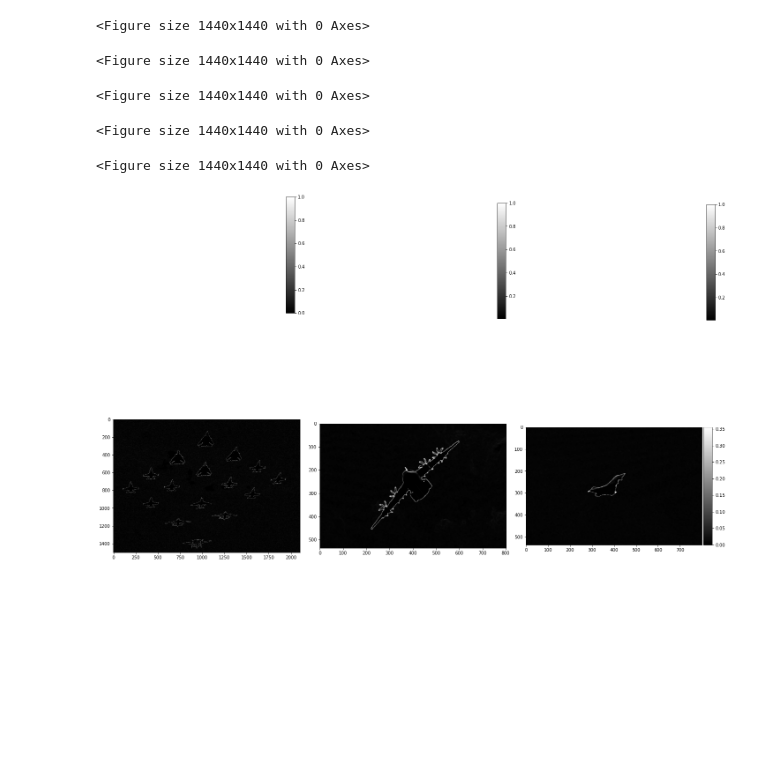
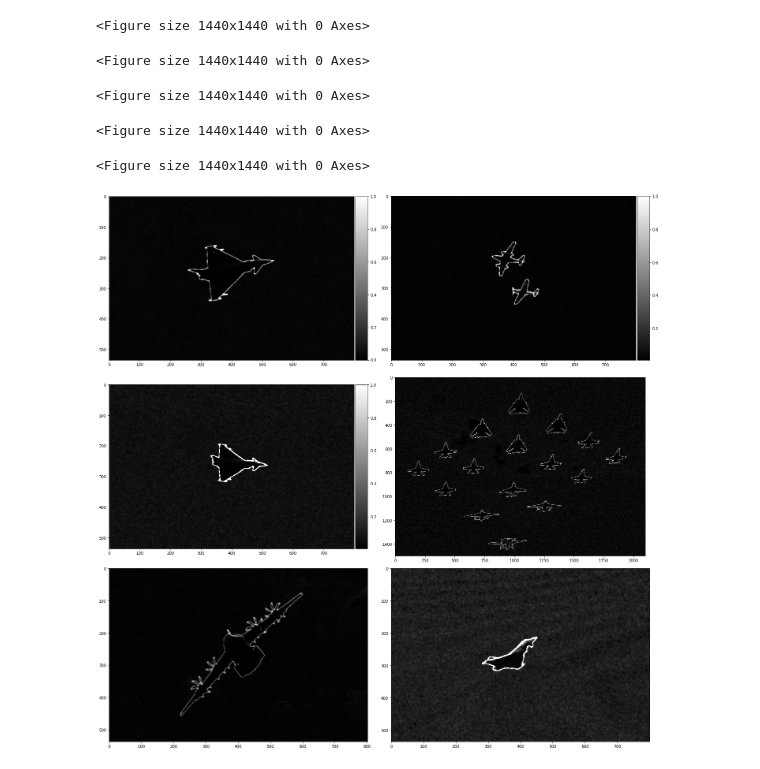
Before and after one commit to feliksczart/kck, a Jupyter notebook: lab4/src/main.ipynb, the cells around one changed output. Saved outputs shown, nothing was run; the diff lists cells and outputs as text; code cells hidden in the pictures; blank space fills up the shorter version.

Commit message:
img show fix

```diff
--- a/lab4/src/main.ipynb
+++ b/lab4/src/main.ipynb
@@ -22,7 +22,7 @@ class Load:
 
     @staticmethod
     def img(file):
-        img = os.path.join('C:/Users/jedrz/Desktop/lab4_kck/kck/lab4/res/', file)
+        img = os.path.join('C:/Users/czart/Desktop/Studia/kck/lab4/res/', file)
         return img
 # %%
 class Filter:
@@ -39,10 +39,11 @@ class Filter:
 
     @staticmethod
     def median(img):
-        median_img = io.imread(img)
-        med = median(median_img)
-        io.imshow(med)
-        plt.show()
+        #median_img = io.imread(img)
+        med = median(img, disk(3))
+        #io.imshow(med)
+        #plt.show()
+        return med
 
     @staticmethod
     def gaussian(img):
@@ -150,70 +151,55 @@ class Filter:
 # %%
 # Jak wczytujemy obrazek od razu do contur3, jego tablica jest 3d, a jak obrobimy go wczesniej jakąś funkcją do filtrowania
 # typu gray, to jego tablica jest 2d
 def main():
     img1 = Load.img('samolot10.jpg') #10
     img2 = Load.img('samolot01.jpg') #01
     img3 = Load.img('samolot08.jpg') #08
     img4 = Load.img('samolot00.jpg') #00
     img5 = Load.img('samolot11.jpg') #11
     img6 = Load.img('samolot09.jpg') #09
 
     g_img1 = Filter.gray(img1)**4
     g_img2 = Filter.gray(img2)**1
     g_img3 = Filter.gray(img3)**2
     g_img4 = Filter.gray(img4)**2
     g_img5 = Filter.gray(img5)**4
     g_img6 = Filter.gray(img6)**4
 
-    #obrazek nr 1
-    #subplot(2,3,1)
-    #io.imshow(g_img1)
-    noiseconvert = Filter.on_change(Filter.sobel(g_img1), perc=0.4)
-    subplot(2,3,1)
-    io.imshow(filters.median(noiseconvert, disk(3)), cmap='gray')
+    noiseconvert1 = Filter.on_change(Filter.sobel(g_img1), perc=0.4)
+    noiseconvert2 = Filter.on_change(Filter.sobel(g_img2), perc=0.4)
+    noiseconvert3 = Filter.on_change(Filter.sobel(g_img3), perc=0.4)
+    noiseconvert4 = Filter.on_change(Filter.sobel(g_img4), perc=0.4)
+    noiseconvert5 = Filter.on_change(Filter.sobel(g_img5), perc=0.4)
+    noiseconvert6 = Filter.on_change(Filter.sobel(g_img6), perc=0.4)
 
-    #obrazek nr 2
-    #subplot(2,3,1)
-    #io.imshow(g_img2)
-    noiseconvert = Filter.on_change(Filter.sobel(g_img2), perc=0.4)
-    subplot(2,3,2)
-    io.imshow(filters.median(noiseconvert, disk(3)), cmap='gray')
+    m_img1 = Filter.median(noiseconvert1)
+    m_img2 = Filter.median(noiseconvert2)
+    m_img3 = Filter.median(noiseconvert3)
+    m_img4 = Filter.median(noiseconvert4)
+    m_img5 = Filter.median(noiseconvert5)
+    m_img6 = Filter.median(noiseconvert6)
 
-    #obrazek nr 3
-    #subplot(2,3,1)
-    #io.imshow(g_img3)
-    noiseconvert = Filter.on_change(Filter.sobel(g_img3), perc=0.3)
-    subplot(2,3,3)
-    io.imshow(filters.median(noiseconvert, disk(3)), cmap='gray')
-
-    #obrazek nr 4 do zrobienia
-    #subplot(2,3,1)
-    #io.imshow(g_img4)
-    noiseconvert = Filter.contur3(g_img4)
-    subplot(2,3,4)
-    io.imshow(filters.median(noiseconvert, disk(3)), cmap='gray')
-
-    #obrazek nr 5
-    #subplot(2,3,1)
-    #io.imshow(g_img5)
-    noiseconvert = Filter.on_change(Filter.sobel(g_img5), perc=0.6)
-    subplot(2,3,5)
-    io.imshow(filters.median(noiseconvert, disk(3)), cmap='gray')
-
-    #obrazek nr 6
-    #subplot(2,3,1)
-    #io.imshow(g_img6)
-    noiseconvert = Filter.sobel(g_img6)
-    subplot(2,3,6)
-    io.imshow(filters.median(noiseconvert, disk(3)), cmap='gray')
+    subplot(3,2,1)
+    io.imshow(m_img1, cmap='gray')
+    subplot(3,2,2)
+    io.imshow(m_img2, cmap='gray')
+    subplot(3,2,3)
+    io.imshow(m_img3, cmap='gray')
+    subplot(3,2,4)
+    io.imshow(m_img4, cmap='gray')
+    subplot(3,2,5)
+    io.imshow(m_img5, cmap='gray')
+    subplot(3,2,6)
+    io.imshow(m_img6, cmap='gray')
 
 
 if __name__ == '__main__':
     main()
 # %% [output]
 <Figure size 1440x1440 with 0 Axes>
 <Figure size 1440x1440 with 0 Axes>
 <Figure size 1440x1440 with 0 Axes>
 <Figure size 1440x1440 with 0 Axes>
 <Figure size 1440x1440 with 0 Axes>
-[figure, old version]
+[figure, new version]
```
